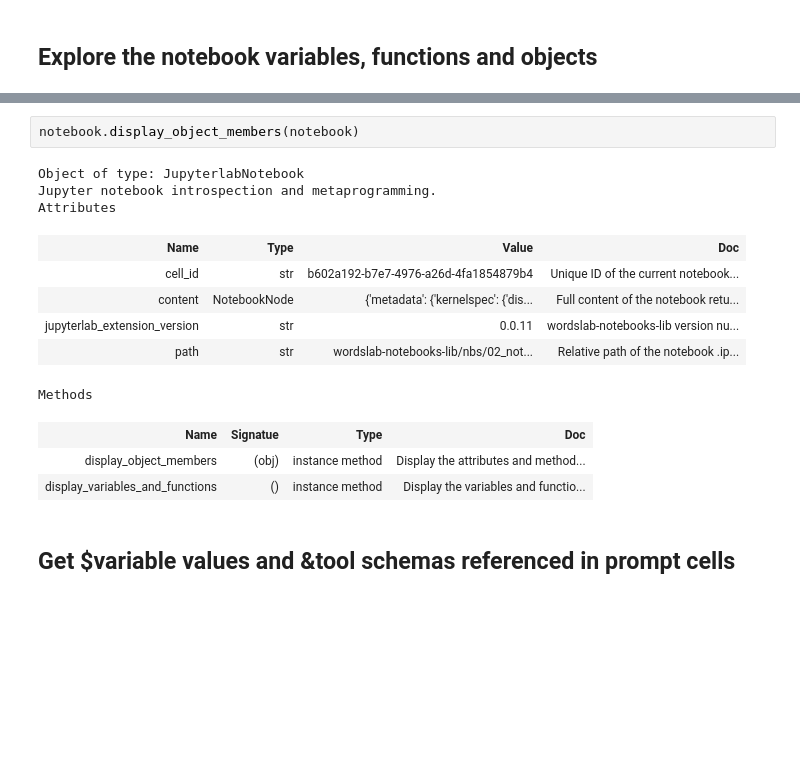
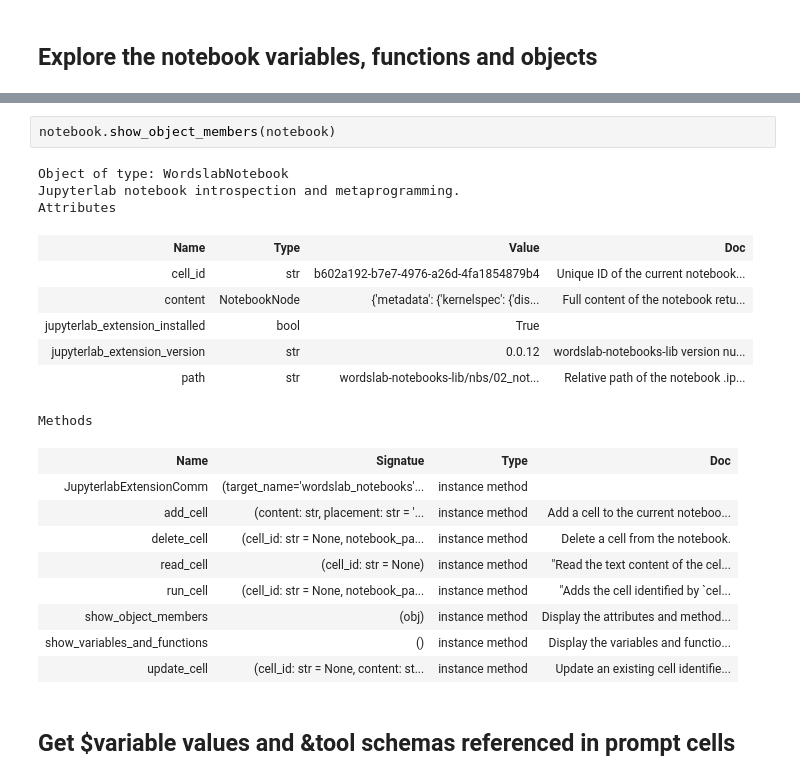
Before and after one commit to wordslab-org/wordslab-notebooks-lib, a Jupyter notebook: nbs/02_notebook.ipynb, the cells around one changed output, grey strips where cells are left out. Saved outputs shown, nothing was run; the diff lists cells and outputs as text; blank space fills up the shorter version.

Commit message:
Added read_cell

```diff
--- a/nbs/02_notebook.ipynb
+++ b/nbs/02_notebook.ipynb
@@ -711,20 +739,27 @@ def display_object_members(self: WordslabNotebook, obj):
 
     display(HTML(output))
 # %%
-notebook.display_object_members(notebook)
+notebook.show_object_members(notebook)
 # %% [output]
-Object of type: JupyterlabNotebook
-Jupyter notebook introspection and metaprogramming.
+Object of type: WordslabNotebook
+Jupyterlab notebook introspection and metaprogramming.
 Attributes
 | Name | Type | Value | Doc |
 | cell_id | str | b602a192-b7e7-4976-a26d-4fa1854879b4 | Unique ID of the current notebook... |
 | content | NotebookNode | {'metadata': {'kernelspec': {'dis... | Full content of the notebook retu... |
-| jupyterlab_extension_version | str | 0.0.11 | wordslab-notebooks-lib version nu... |
+| jupyterlab_extension_installed | bool | True |  |
+| jupyterlab_extension_version | str | 0.0.12 | wordslab-notebooks-lib version nu... |
 | path | str | wordslab-notebooks-lib/nbs/02_not... | Relative path of the notebook .ip... |
 Methods
 | Name | Signatue | Type | Doc |
-| display_object_members | (obj) | instance method | Display the attributes and method... |
-| display_variables_and_functions | () | instance method | Display the variables and functio... |
+| JupyterlabExtensionComm | (target_name='wordslab_notebooks'... | instance method |  |
+| add_cell | (content: str, placement: str = '... | instance method | Add a cell to the current noteboo... |
+| delete_cell | (cell_id: str = None, notebook_pa... | instance method | Delete a cell from the notebook. |
+| read_cell | (cell_id: str = None) | instance method | "Read the text content of the cel... |
+| run_cell | (cell_id: str = None, notebook_pa... | instance method | "Adds the cell identified by `cel... |
+| show_object_members | (obj) | instance method | Display the attributes and method... |
+| show_variables_and_functions | () | instance method | Display the variables and functio... |
+| update_cell | (cell_id: str = None, content: st... | instance method | Update an existing cell identifie... |
 # %% [markdown]
 ## Get $variable values and &tool schemas referenced in prompt cells
 # %%
```
Also changed, not shown: parts of 7 cells of this notebook, 2 other files.
